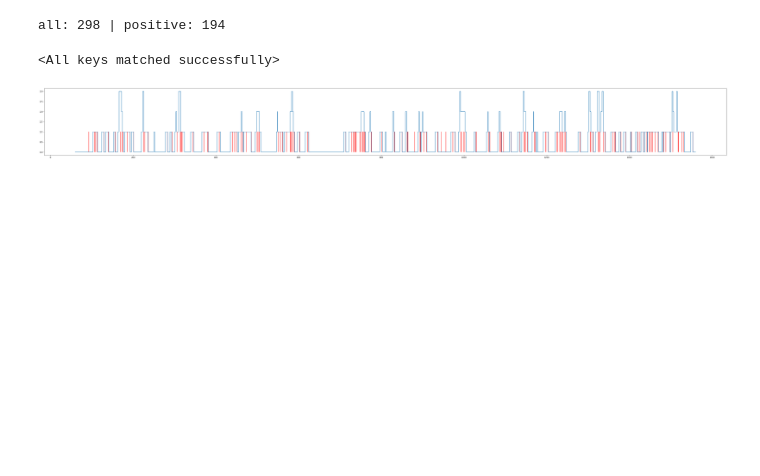
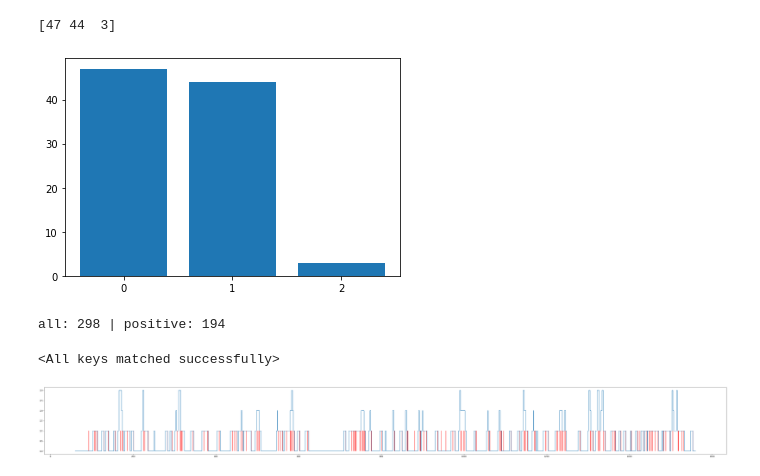
Before and after one commit to yermandy/vehicle-audio-nn, a Jupyter notebook: inference_multi.ipynb, the cells around one changed output. Cells and saved outputs as stored; diff of their text form; code cells hidden in the pictures; blank space fills up the shorter version.

```diff
--- a/inference_multi.ipynb
+++ b/inference_multi.ipynb
@@ -25,3 +118,8 @@ events = np.loadtxt(labels_file)
+# %%
+plot_events_density(loader)
+# %% [output]
+[47 44  3]
+[figure, added]
 # %%
 model = ResNet18(num_classes=10).to(device)
 dataset = VehicleDataset(audio_file, labels_file)
```
Also changed, not shown: parts of 6 cells of this notebook, 2 other files.
